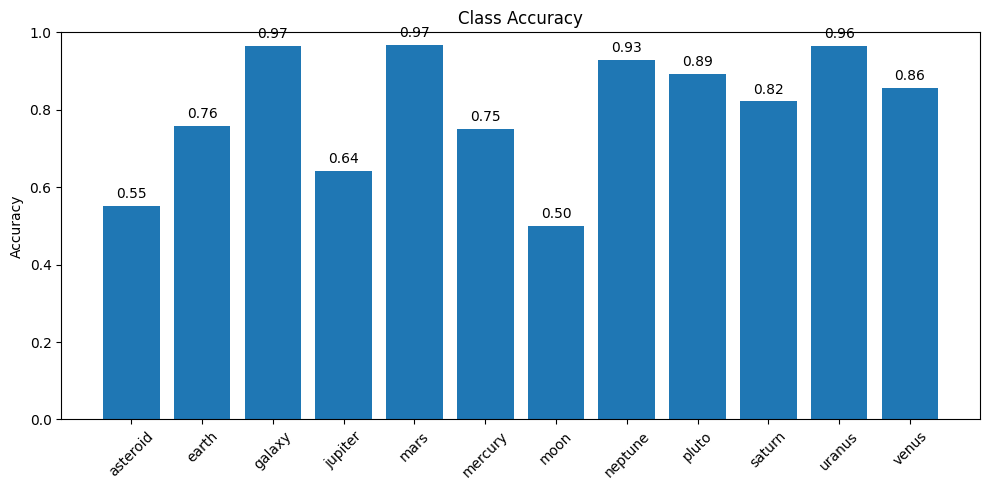
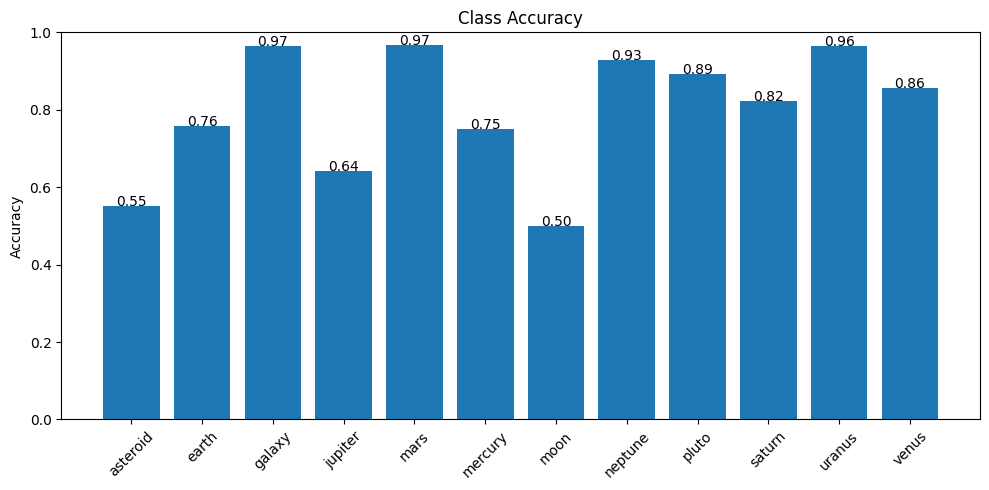
The change to this notebook cell's code, shown as a diff; its figure went from the first image to the second:
--- before
+++ after
@@ -9,5 +9,5 @@
 
 for i, acc in enumerate(per_class_accuracy):
-    plt.text(i, acc + 0.02, f"{acc:.2f}", ha="center")
+    plt.text(i, acc, f"{acc:.2f}", ha="center")
 
 plt.tight_layout()

Commit: changes